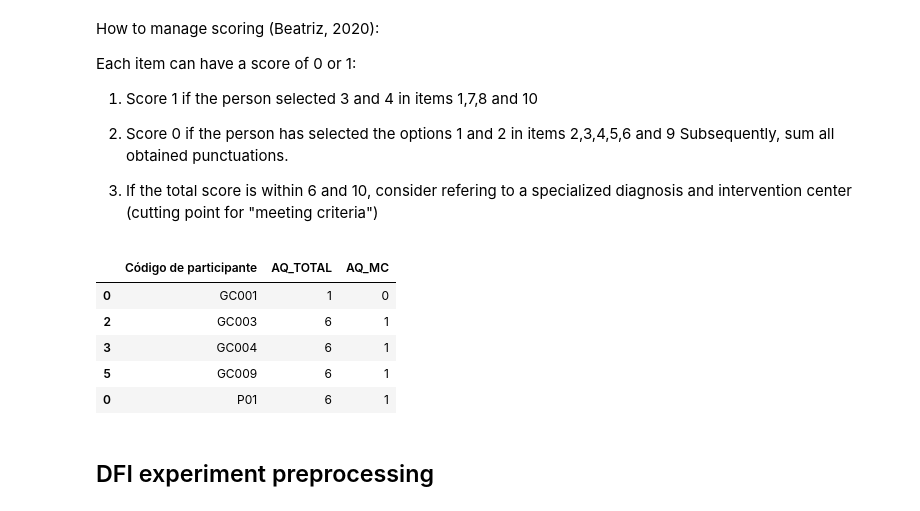
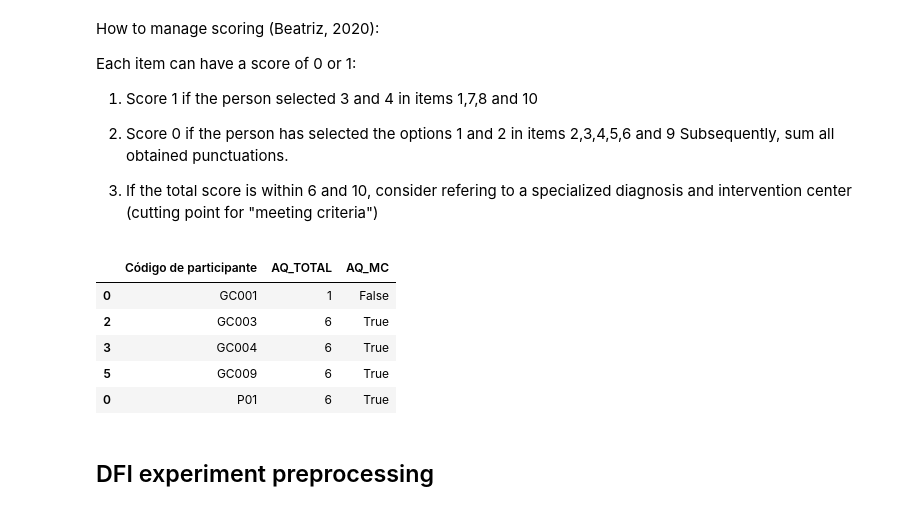
Before and after one commit to camila-maura/GIFTED-DFI, a Jupyter notebook: data_preprocessing.ipynb, the cells around one changed output. Drawn from its saved outputs; the diff is of its cells as text; code cells hidden in the pictures.

```diff
--- a/data_preprocessing.ipynb
+++ b/data_preprocessing.ipynb
@@ -36,7 +36,7 @@ data_demographic_control.head(5)
 sheet_url_exp = "https://docs.google.com/spreadsheets/d/1H9DApYyqdZ0iVAvFKBodHrH654K0NwKzldf5xz5m2tc/edit#gid=1885121359"
 url_demographic_exp = sheet_url_exp.replace("/edit#gid=", "/export?format=csv&gid=")
 data_demographic_exp = pd.read_csv(url_demographic_exp)
-data_demographic_exp["Group"] = "Test"
+data_demographic_exp["Group"] = "HA"
 data_demographic_exp.head(5)
 # %% [output]
 |  | Marca temporal | Código de participante | He sido informado sobre la natura... | Sexo | Edad (en años) | Nivel educativo | ... |
@@ -378,18 +379,18 @@ data_demographic_autism['AQ_9'] = np.where(data_demographic_autism['AQ_9'].isin(
 data_demographic_autism["AQ_TOTAL"] = data_demographic_autism.iloc[:,:-1].sum(axis=1, numeric_only=True)
 # %%
 # Step 3)
-data_demographic_autism['AQ_MC'] = np.where(data_demographic_autism['AQ_TOTAL'].ge(6),1, 0) #Autism Questionnaire Meets Criteria -> 0: No, 1: Yes
+data_demographic_autism['AQ_MC'] = np.where(data_demographic_autism['AQ_TOTAL'].ge(6),True, False) #Autism Questionnaire Meets Criteria -> 0: False, 1: True
 
 
 df_aq = data_demographic_autism[["Código de participante", "AQ_TOTAL", "AQ_MC"]]
 df_aq.head()
 # %% [output]
 |  | Código de participante | AQ_TOTAL | AQ_MC |
-| 0 | GC001 | 1 | 0 |
-| 2 | GC003 | 6 | 1 |
-| 3 | GC004 | 6 | 1 |
-| 5 | GC009 | 6 | 1 |
-| 0 | P01 | 6 | 1 |
+| 0 | GC001 | 1 | False |
+| 2 | GC003 | 6 | True |
+| 3 | GC004 | 6 | True |
+| 5 | GC009 | 6 | True |
+| 0 | P01 | 6 | True |
 # %% [markdown]
 ## DFI experiment preprocessing
 # %% [markdown]
```
Also changed, not shown: parts of 15 cells of this notebook, 1 other file.
